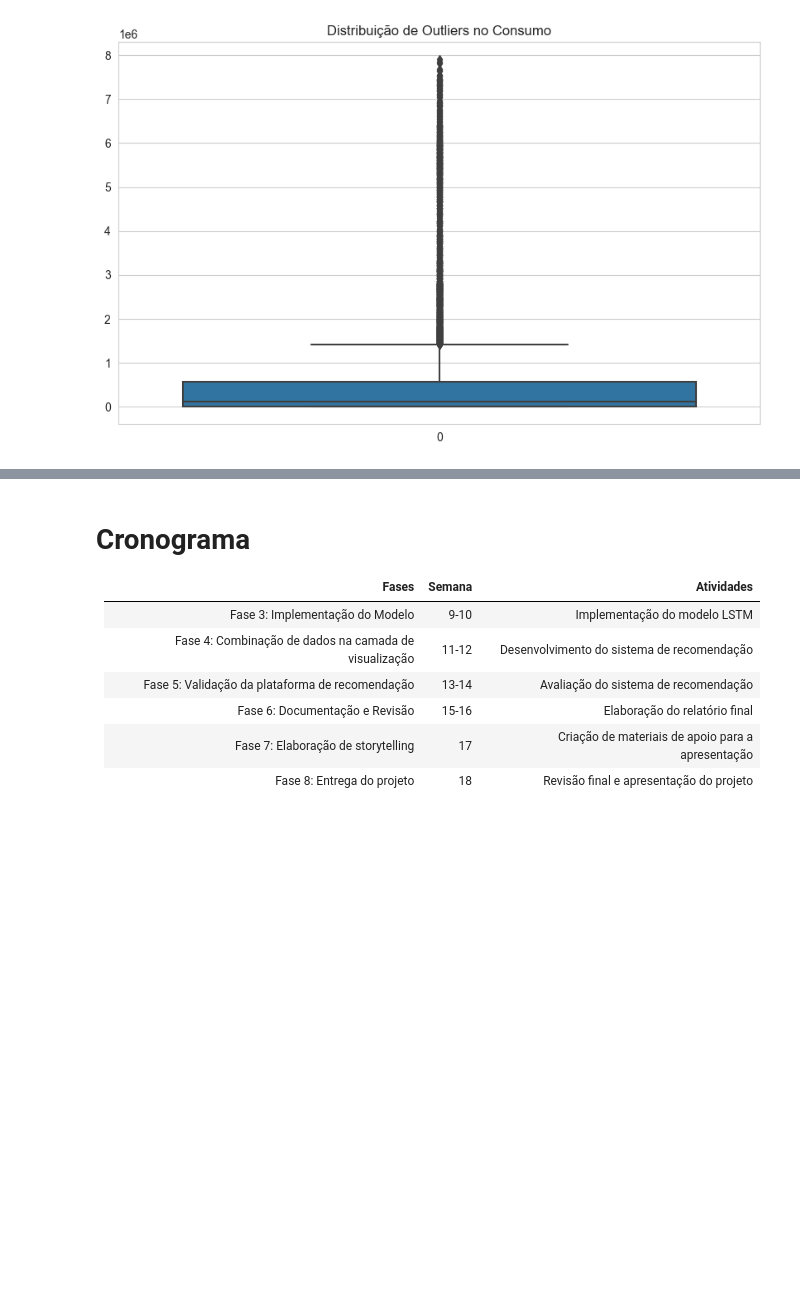
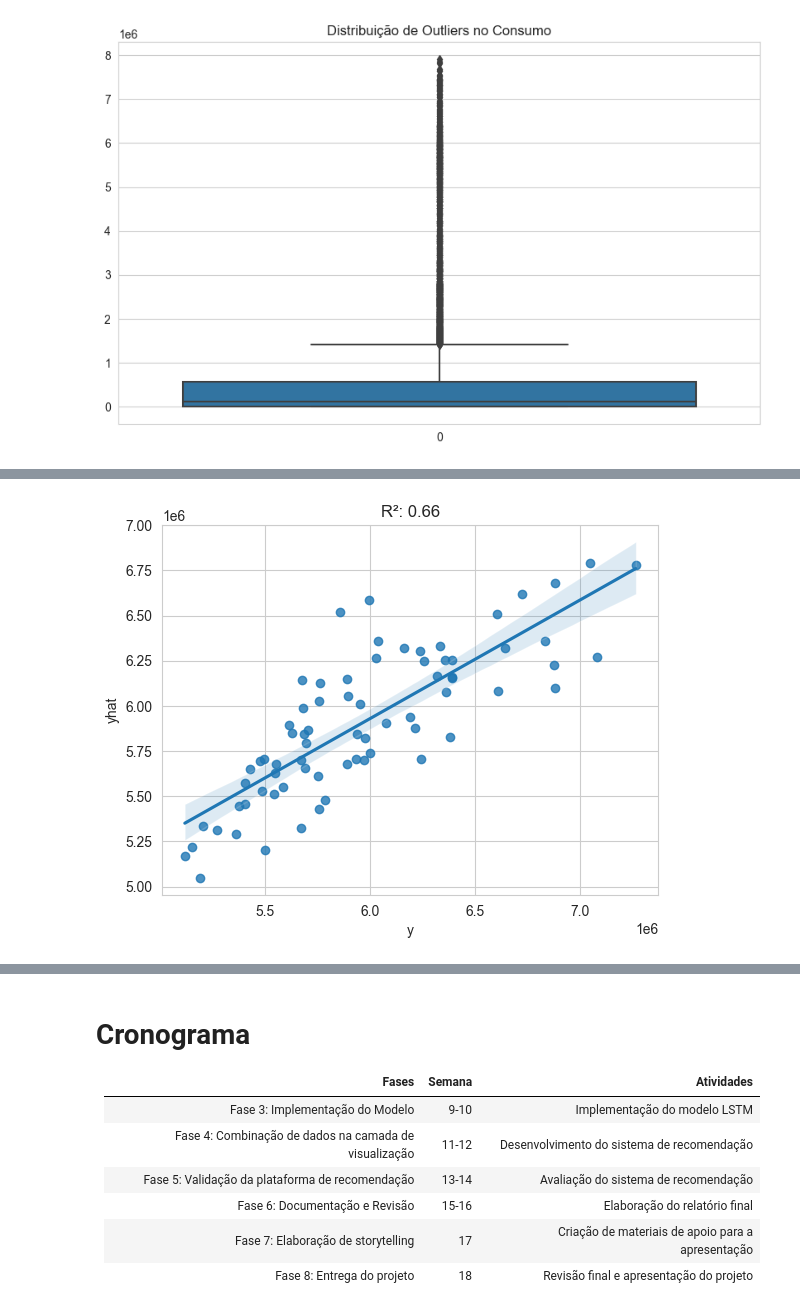
Before and after one commit to daniel64bit/distribuicao-renovavel, a Jupyter notebook: notebooks/entregas/entrega_03.ipynb, the cells around one changed output, grey strips where cells are left out. Cells and saved outputs as stored; diff of their text form; code cells hidden in the pictures; blank space fills up the shorter version.

```diff
--- a/notebooks/entregas/entrega_03.ipynb
+++ b/notebooks/entregas/entrega_03.ipynb
@@ -958,0 +1084,8 @@ Aplicação de, pelo menos, um primeiro modelo (modelo de aprendizado de máquin
+# %%
+df_serie_sudeste = df_consumo_sudeste.rename(columns={"DataExcel": "ds", "Consumo": "y"})[['ds', 'y']]
+df_serie_sudeste = df_serie_sudeste.sort_values("ds")
+
+meses_limite = [f"{ano}-{mes:02}-01" for ano in range(2018, 2024+1) for mes in [6,12]]
+meses_limite = meses_limite[:-2]
+
+print("Meses para validação cruzada:", meses_limite)
@@ -958,0 +1157,9 @@ Aplicação de, pelo menos, um primeiro modelo (modelo de aprendizado de máquin
+# %%
+from scipy import stats
+r2 = stats.pearsonr(df_results['y'], df_results['yhat'])[0]**2
+
+linear = sns.regplot(df_results, x='y', y='yhat')
+linear.set_title(f"R²: {r2:.2f}")
+plt.show()
+# %% [output]
+[figure, added]
```
Also changed, not shown: parts of 21 cells of this notebook, 1 other file.
